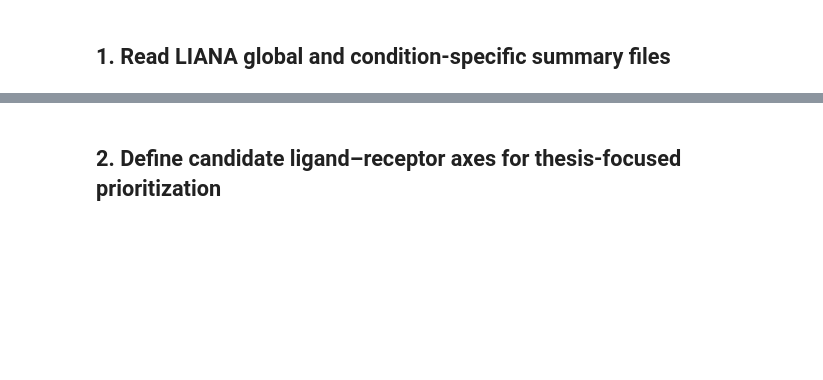
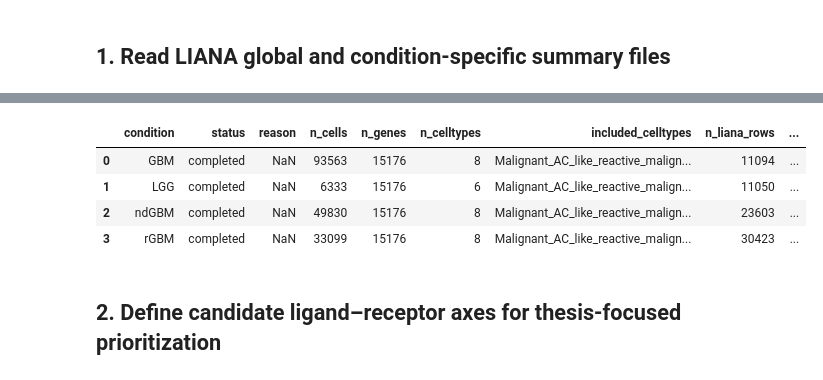
Before and after one commit to CPFeX/glioma-cnv-single-cell-atlas, a Jupyter notebook: code/01_main_analysis/29_prioritize_liana_axes.ipynb, the cells around one changed output, grey strips where cells are left out. Saved outputs shown, nothing was run; the diff lists cells and outputs as text; code cells hidden in the pictures; blank space fills up the shorter version.

```diff
--- a/code/01_main_analysis/29_prioritize_liana_axes.ipynb
+++ b/code/01_main_analysis/29_prioritize_liana_axes.ipynb
@@ -140,33 +151,100 @@ def axis_display_name(axis):
 # %% [markdown]
 ## 1. Read LIANA global and condition-specific summary files
 # %%
-
-# Global clean-label outputs
+# Read only the canonical upstream outputs used by this notebook.
 global_cell_counts = read_tsv(METADATA_DIR / f'{GLOBAL_PREFIX}_celltype_counts_used.tsv', required=True)
-global_source_target = read_tsv(METADATA_DIR / f'{GLOBAL_PREFIX}_source_target_summary.tsv', required=True)
 global_axis = read_tsv(METADATA_DIR / f'{GLOBAL_PREFIX}_axis_summary.tsv', required=True)
 global_bio_axis = read_tsv(METADATA_DIR / f'{GLOBAL_PREFIX}_biological_axis_summary.tsv', required=True)
 global_lr_summary = read_tsv(METADATA_DIR / f'{GLOBAL_PREFIX}_ligand_receptor_summary.tsv', required=True)
-global_focused_axis = read_tsv(METADATA_DIR / f'{GLOBAL_PREFIX}_focused_axis_summary.tsv', required=False)
+global_run = read_tsv(METADATA_DIR / f'{GLOBAL_PREFIX}_run_summary.tsv', required=True)
+global_consistency = read_tsv(METADATA_DIR / f'{GLOBAL_PREFIX}_notebook26_consistency_audit.tsv', required=True)
 
-# Condition-specific outputs
 cond_run = read_tsv(METADATA_DIR / f'{COND_PREFIX}_run_summary.tsv', required=True)
 cond_axis = read_tsv(METADATA_DIR / f'{COND_PREFIX}_axis_summary.tsv', required=True)
 cond_bio_axis = read_tsv(METADATA_DIR / f'{COND_PREFIX}_biological_axis_summary.tsv', required=True)
-cond_lr_summary = read_tsv(METADATA_DIR / f'{COND_PREFIX}_ligand_receptor_summary.tsv', required=True)
-cond_source_target = read_tsv(METADATA_DIR / f'{COND_PREFIX}_source_target_summary.tsv', required=True)
 cond_presence = read_tsv(METADATA_DIR / f'{COND_PREFIX}_prioritized_interaction_condition_presence.tsv', required=True)
 cond_prioritized = read_tsv(METADATA_DIR / f'{COND_PREFIX}_prioritized_interactions.tsv', required=True)
-cond_candidate_axis = read_tsv(METADATA_DIR / f'{COND_PREFIX}_candidate_axis_interaction_summary.tsv', required=False)
+cond_canonical_summary = read_tsv(METADATA_DIR / f'{COND_PREFIX}_canonical_run_summary.tsv', required=True)
+cond_aggregate_audit = read_tsv(METADATA_DIR / f'{COND_PREFIX}_aggregate_result_checkpoint_audit.tsv', required=True)
+
+EXPECTED_GLOBAL_TYPES = {
+    'Malignant_AC_like_reactive_malignant',
+    'Malignant_NPC_neuronal_like_malignant',
+    'Malignant_OPC_NPC_like_malignant',
+    'Malignant_cycling_candidate',
+    'Malignant_hypoxia_stress_malignant',
+    'Endothelial', 'Mural_Pericyte_Fibroblast',
+    'Oligodendrocyte_myelinating', 'B_Plasma',
+}
+EXPECTED_CONDITION_TYPES = EXPECTED_GLOBAL_TYPES - {'B_Plasma'}
+EXPECTED_CONDITIONS = {'GBM', 'LGG', 'ndGBM', 'rGBM'}
+
+required_columns = {
+    'global_cell_counts': (global_cell_counts, {'liana_celltype', 'observed_n_cells', 'match'}),
+    'global_axis': (global_axis, {'communication_axis', 'n_prioritized_interactions'}),
+    'global_bio_axis': (global_bio_axis, {'biological_axis', 'n_interactions'}),
+    'global_lr_summary': (global_lr_summary, {'ligand_complex', 'receptor_complex', 'lr_pair', 'min_primary_rank'}),
+    'cond_run': (cond_run, {'condition', 'status', 'n_cells', 'n_celltypes', 'n_liana_rows', 'n_prioritized'}),
+    'cond_axis': (cond_axis, {'condition', 'axis', 'n_interactions'}),
+    'cond_bio_axis': (cond_bio_axis, {'condition', 'biological_axis', 'n_interactions'}),
+    'cond_presence': (cond_presence, {'interaction_key', 'source_clean', 'target_clean', 'lr_pair', 'n_conditions', 'conditions'}),
+    'cond_prioritized': (cond_prioritized, {'condition', 'interaction_key', 'source_clean', 'target_clean', 'lr_pair', 'magnitude_rank'}),
+}
+for name, (frame, columns) in required_columns.items():
+    missing = columns - set(frame.columns)
+    if missing:
+        raise AssertionError(f'{name}: missing required columns {sorted(missing)}')
+
+global_types = set(global_cell_counts['liana_celltype'].astype(str))
+condition_types = set(cond_prioritized['source_clean'].astype(str)) | set(cond_prioritized['target_clean'].astype(str))
+all_output_labels = global_types | condition_types
+forbidden_labels = sorted(
+    label for label in all_output_labels
+    if label.startswith('NonMalignant_')
+    or 'Malignant_non_malignant' in label
+    or label.startswith('Review_')
+)
+
+global_run_map = dict(zip(global_run['item'].astype(str), global_run['value']))
+cond_summary_map = dict(zip(cond_canonical_summary['item'].astype(str), cond_canonical_summary['value']))
+
+input_checks = [
+    ('global_celltypes_exact', global_types == EXPECTED_GLOBAL_TYPES, len(global_types), len(EXPECTED_GLOBAL_TYPES)),
+    ('condition_celltypes_exact', condition_types == EXPECTED_CONDITION_TYPES, len(condition_types), len(EXPECTED_CONDITION_TYPES)),
+    ('canonical_labels_only', len(forbidden_labels) == 0, ';'.join(forbidden_labels), ''),
+    ('global_cell_counts_match', global_cell_counts['match'].astype(str).str.lower().eq('true').all(), True, True),
+    ('global_prioritized_rows', str(global_run_map.get('n_prioritized_rows')) == '1384', global_run_map.get('n_prioritized_rows'), 1384),
+    ('global_unique_lr_pairs', len(global_lr_summary) == 264, len(global_lr_summary), 264),
+    ('global_consistency_all_match', global_consistency['match'].astype(str).str.lower().eq('true').all(), True, True),
+    ('condition_set_exact', set(cond_run['condition'].astype(str)) == EXPECTED_CONDITIONS, ';'.join(sorted(cond_run['condition'].astype(str))), ';'.join(sorted(EXPECTED_CONDITIONS))),
+    ('condition_runs_completed', cond_run['status'].astype(str).eq('completed').all(), int(cond_run['status'].astype(str).eq('completed').sum()), 4),
+    ('condition_prioritized_rows', len(cond_prioritized) == 4300, len(cond_prioritized), 4300),
+    ('condition_presence_rows', len(cond_presence) == 2450, len(cond_presence), 2450),
+    ('condition_prioritized_threshold', pd.to_numeric(cond_prioritized['magnitude_rank']).le(0.05).all(), True, True),
+    ('condition_interaction_keys_unique_within_condition', not cond_prioritized.duplicated(['condition', 'interaction_key']).any(), int(cond_prioritized.duplicated(['condition', 'interaction_key']).sum()), 0),
+    ('presence_interaction_keys_unique', not cond_presence['interaction_key'].duplicated().any(), int(cond_presence['interaction_key'].duplicated().sum()), 0),
+    ('condition_aggregate_checkpoints', cond_aggregate_audit['match'].astype(str).str.lower().eq('true').all(), True, True),
+    ('condition_canonical_summary_complete', str(cond_summary_map.get('n_conditions_completed')) == '4', cond_summary_map.get('n_conditions_completed'), 4),
+]
+input_audit = pd.DataFrame(input_checks, columns=['check', 'match', 'observed', 'expected'])
+write_tsv(input_audit, METADATA_DIR / f'{OUT_PREFIX}_input_audit.tsv')
+display(input_audit)
+if not input_audit['match'].all():
+    raise AssertionError('Notebook 29 canonical input audit failed.')
 
 readiness = pd.DataFrame([
+    {'item': 'postprocessing_only', 'value': True},
+    {'item': 'liana_rerun', 'value': False},
+    {'item': 'global_input_notebook', 'value': 27},
+    {'item': 'condition_input_notebook', 'value': 28},
     {'item': 'global_cell_counts_rows', 'value': len(global_cell_counts)},
     {'item': 'global_prioritized_lr_pairs', 'value': len(global_lr_summary)},
     {'item': 'condition_specific_runs', 'value': len(cond_run)},
     {'item': 'condition_specific_prioritized_rows', 'value': len(cond_prioritized)},
     {'item': 'condition_presence_rows', 'value': len(cond_presence)},
+    {'item': 'canonical_input_audit_all_match', 'value': bool(input_audit['match'].all())},
 ])
 write_tsv(readiness, METADATA_DIR / f'{OUT_PREFIX}_readiness.tsv')
-
 display(readiness)
 display(cond_run)
+# %% [output]
@@ -173,3 +294,8 @@ display(cond_run)
+|  | condition | status | reason | n_cells | n_genes | n_celltypes | included_celltypes | n_liana_rows | ... |
+| 0 | GBM | completed | NaN | 93563 | 15176 | 8 | Malignant_AC_like_reactive_malign... | 11094 | ... |
+| 1 | LGG | completed | NaN | 6333 | 15176 | 6 | Malignant_AC_like_reactive_malign... | 11050 | ... |
+| 2 | ndGBM | completed | NaN | 49830 | 15176 | 8 | Malignant_AC_like_reactive_malign... | 23603 | ... |
+| 3 | rGBM | completed | NaN | 33099 | 15176 | 8 | Malignant_AC_like_reactive_malign... | 30423 | ... |
 # %% [markdown]
 ## 2. Define candidate ligand–receptor axes for thesis-focused prioritization
 # %%
```
Also changed, not shown: parts of 13 cells of this notebook, 16 other files.
